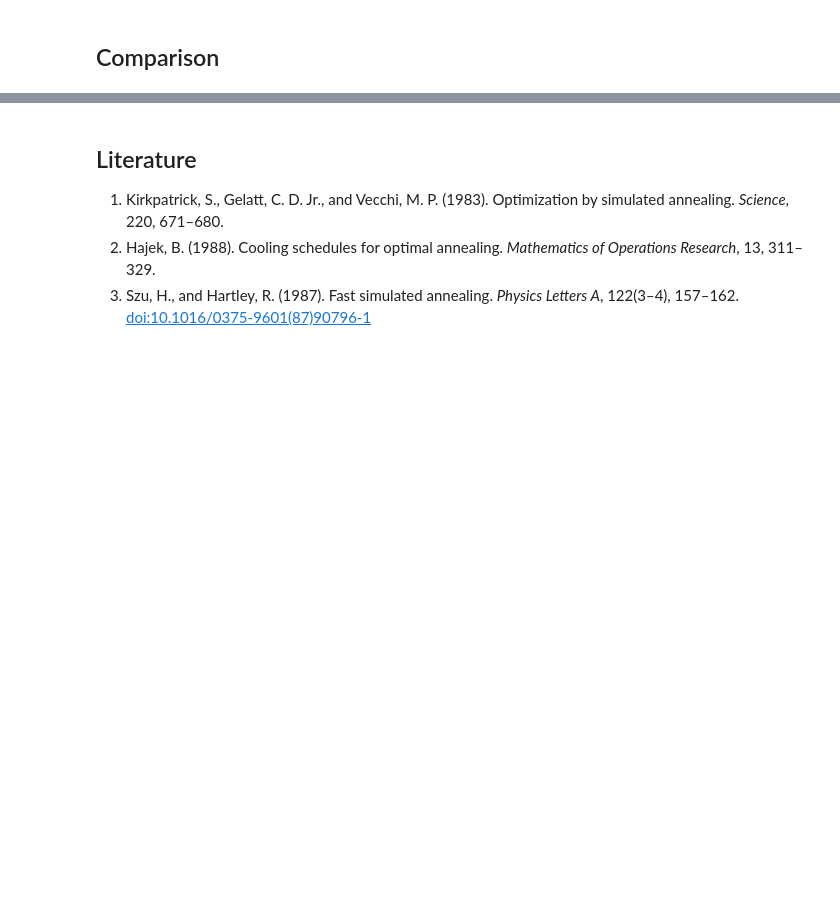
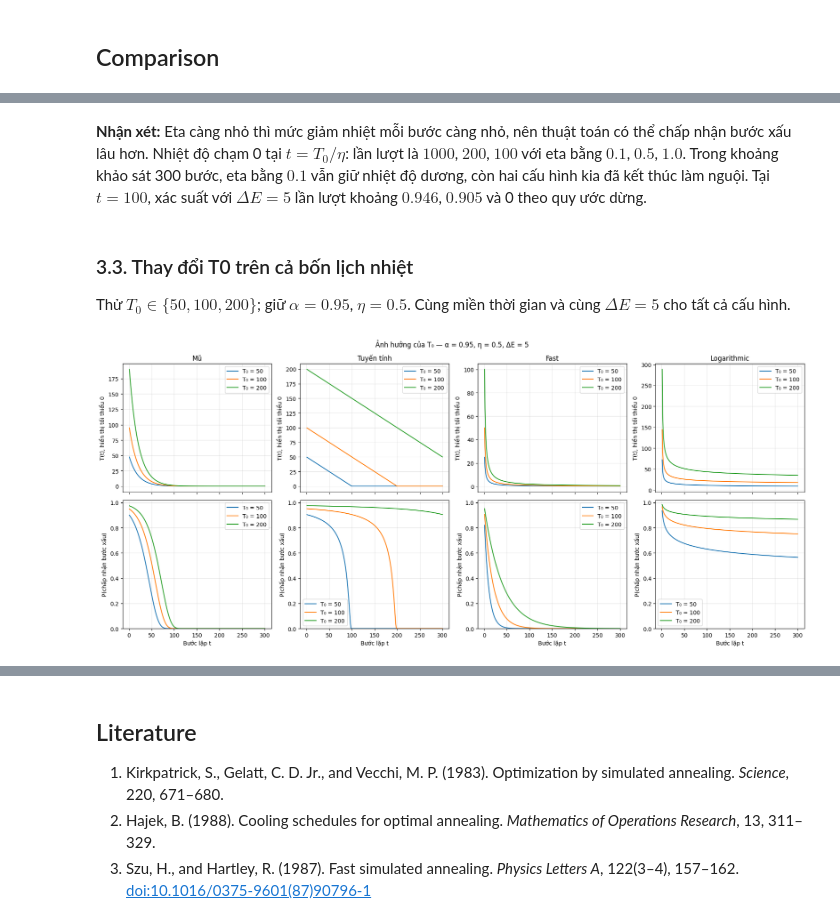
Before and after one commit to doduyquy/sgu-team-2026-advanced-ai-subject, a Jupyter notebook: weekly assignments/lab03 - local search/Simulated_Annealing_Schedules.ipynb, the cells around one changed output, grey strips where cells are left out. Saved outputs shown, nothing was run; the diff lists cells and outputs as text; code cells hidden in the pictures; blank space fills up the shorter version.

```diff
--- a/weekly assignments/lab03 - local search/Simulated_Annealing_Schedules.ipynb
+++ b/weekly assignments/lab03 - local search/Simulated_Annealing_Schedules.ipynb
@@ -65,0 +181,33 @@ plt.show()
+# %% [markdown]
+**Nhận xét:** Eta càng nhỏ thì mức giảm nhiệt mỗi bước càng nhỏ, nên thuật toán có thể chấp nhận bước xấu lâu hơn. Nhiệt độ chạm 0 tại $t=T_0/\eta$: lần lượt là $1000$, $200$, $100$ với eta bằng $0.1$, $0.5$, $1.0$. Trong khoảng khảo sát 300 bước, eta bằng $0.1$ vẫn giữ nhiệt độ dương, còn hai cấu hình kia đã kết thúc làm nguội. Tại $t=100$, xác suất với $\Delta E=5$ lần lượt khoảng $0.946$, $0.905$ và 0 theo quy ước dừng.
+# %% [markdown]
+### 3.3. Thay đổi T0 trên cả bốn lịch nhiệt
+
+Thử $T_0\in\{50,100,200\}$; giữ $\alpha=0.95$, $\eta=0.5$. Cùng miền thời gian và cùng $\Delta E=5$ cho tất cả cấu hình.
+# %%
+survey_schedules = {
+    'Mũ': lambda steps, start: temperature_exponential(steps, start, survey_alpha),
+    'Tuyến tính': lambda steps, start: temperature_linear(steps, start, survey_eta),
+    'Fast': temperature_fast,
+    'Logarithmic': temperature_logarithmic,
+}
+
+fig, axes = plt.subplots(2, 4, figsize=(18, 8), sharex=True)
+for column, (name, schedule) in enumerate(survey_schedules.items()):
+    for start in [50, 100, 200]:
+        temperature = schedule(survey_time, start)
+        axes[0, column].plot(survey_time, np.maximum(temperature, 0), label=f'T₀ = {start}')
+        axes[1, column].plot(survey_time, worse_acceptance(temperature), label=f'T₀ = {start}')
+    axes[0, column].set_title(name)
+    axes[0, column].set_ylabel('T(t), hiển thị tối thiểu 0')
+    axes[1, column].set_ylabel('P(chấp nhận bước xấu)')
+    axes[1, column].set_xlabel('Bước lặp t')
+    axes[1, column].set_ylim(0, 1.02)
+    for row in range(2):
+        axes[row, column].grid(alpha=0.3)
+        axes[row, column].legend()
+fig.suptitle('Ảnh hưởng của T₀ — α = 0.95, η = 0.5, ΔE = 5')
+fig.tight_layout()
+plt.show()
+# %% [output]
+[figure, added]
```
Also changed, not shown: parts of 21 cells of this notebook, 2 other files.
